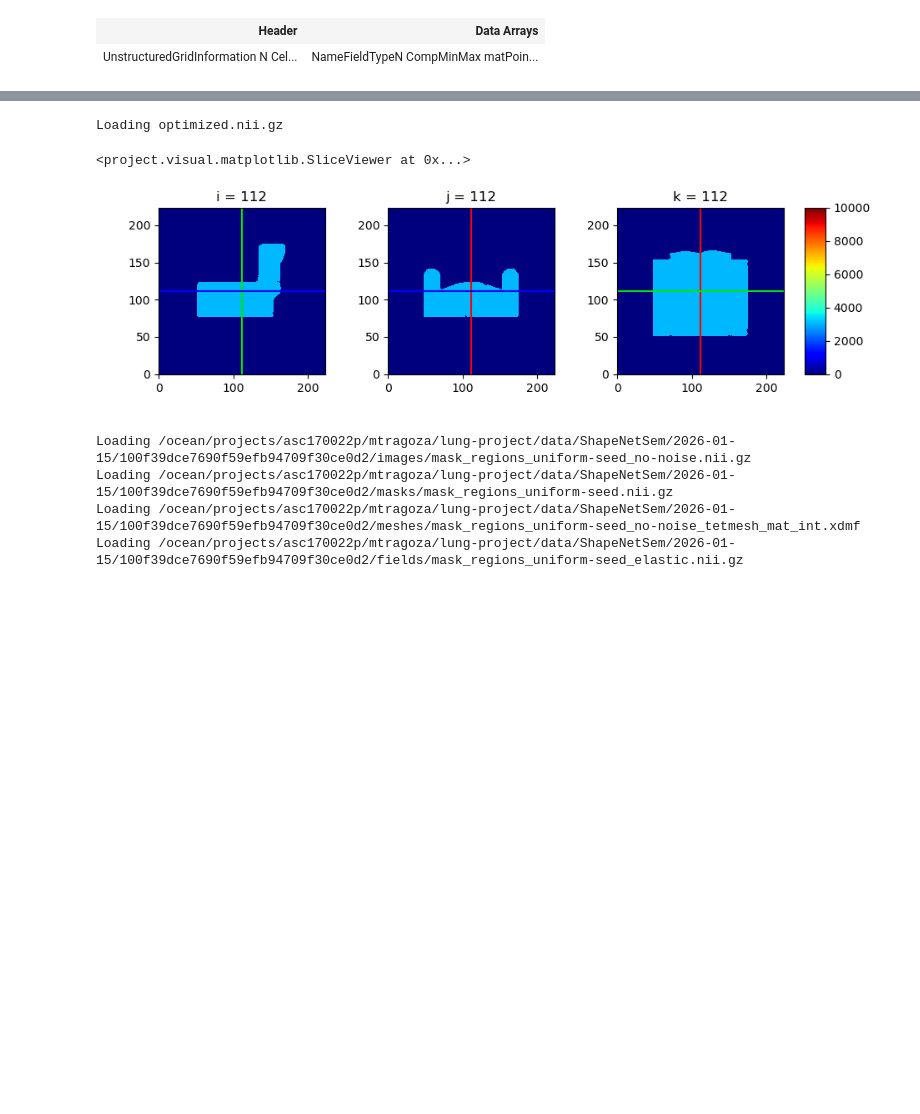
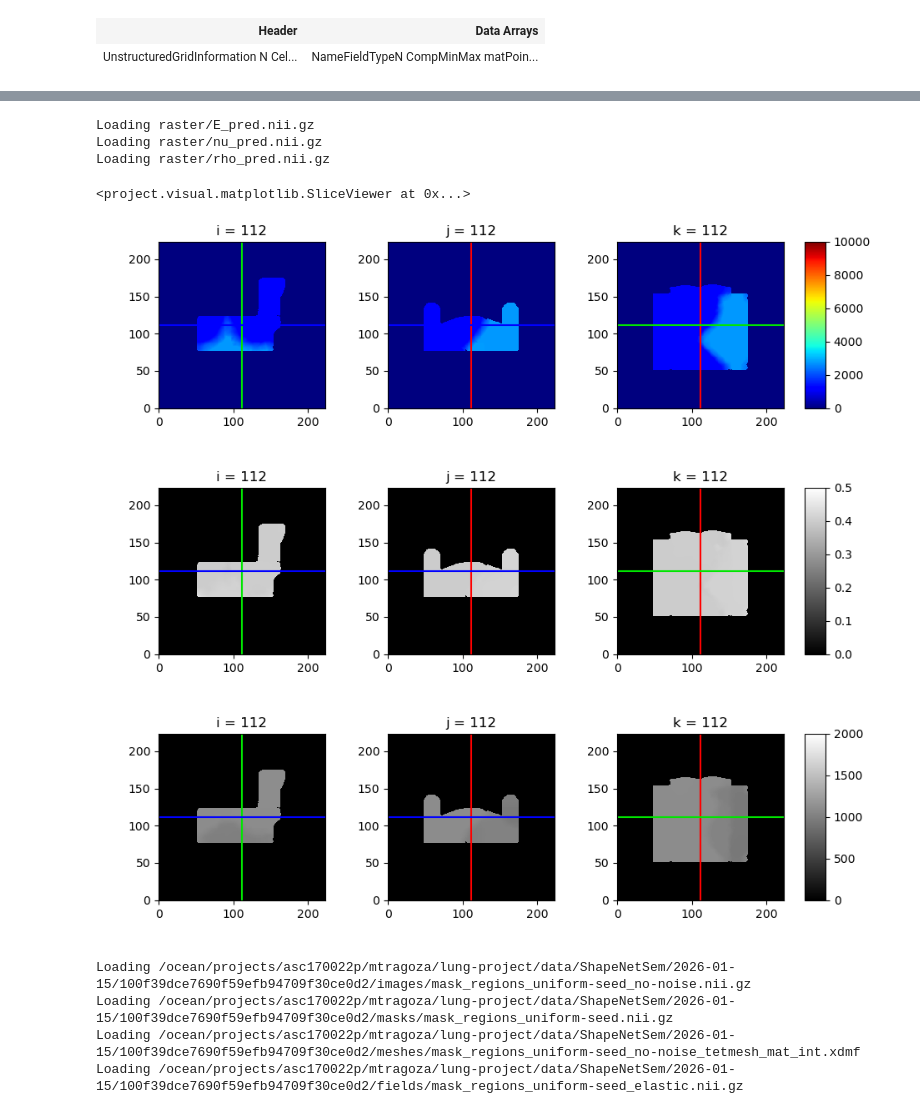
Before and after one commit to mattragoza/lung-project, a Jupyter notebook: notebooks/shapenet/20-optimize-interactive.ipynb, the cells around one changed output, grey strips where cells are left out. Saved outputs shown, nothing was run; the diff lists cells and outputs as text; code cells hidden in the pictures; blank space fills up the shorter version.

```diff
--- a/notebooks/shapenet/20-optimize-interactive.ipynb
+++ b/notebooks/shapenet/20-optimize-interactive.ipynb
@@ -138,11 +139,21 @@ Widget(value='<iframe id="pyvista-jupyter_trame__template_P_0x153fa4863710_1" sr
 # %%
 import project.visual.matplotlib as mpl_viz
-nifti = project.core.fileio.load_nibabel(raster_path)
+nifti = project.core.fileio.load_nibabel(raster_base / 'E_pred.nii.gz')
 mpl_viz.SliceViewer(nifti.get_fdata(), cmap='jet', clim=(0, 1e4))
+
+nifti = project.core.fileio.load_nibabel(raster_base / 'nu_pred.nii.gz')
+mpl_viz.SliceViewer(nifti.get_fdata(), cmap='gray', clim=(0, 0.5))
+
+nifti = project.core.fileio.load_nibabel(raster_base / 'rho_pred.nii.gz')
+mpl_viz.SliceViewer(nifti.get_fdata(), cmap='gray', clim=(0, 2e3))
 # %% [output]
-Loading optimized.nii.gz
+Loading raster/E_pred.nii.gz
+Loading raster/nu_pred.nii.gz
+Loading raster/rho_pred.nii.gz
 <project.visual.matplotlib.SliceViewer at 0x...>
-[figure, old version]
+[figure, new version]
+[figure, added]
+[figure, added]
 # %%
 # debugging optimize_example()
 
```
Also changed, not shown: parts of 3 cells of this notebook, 4 other files.
